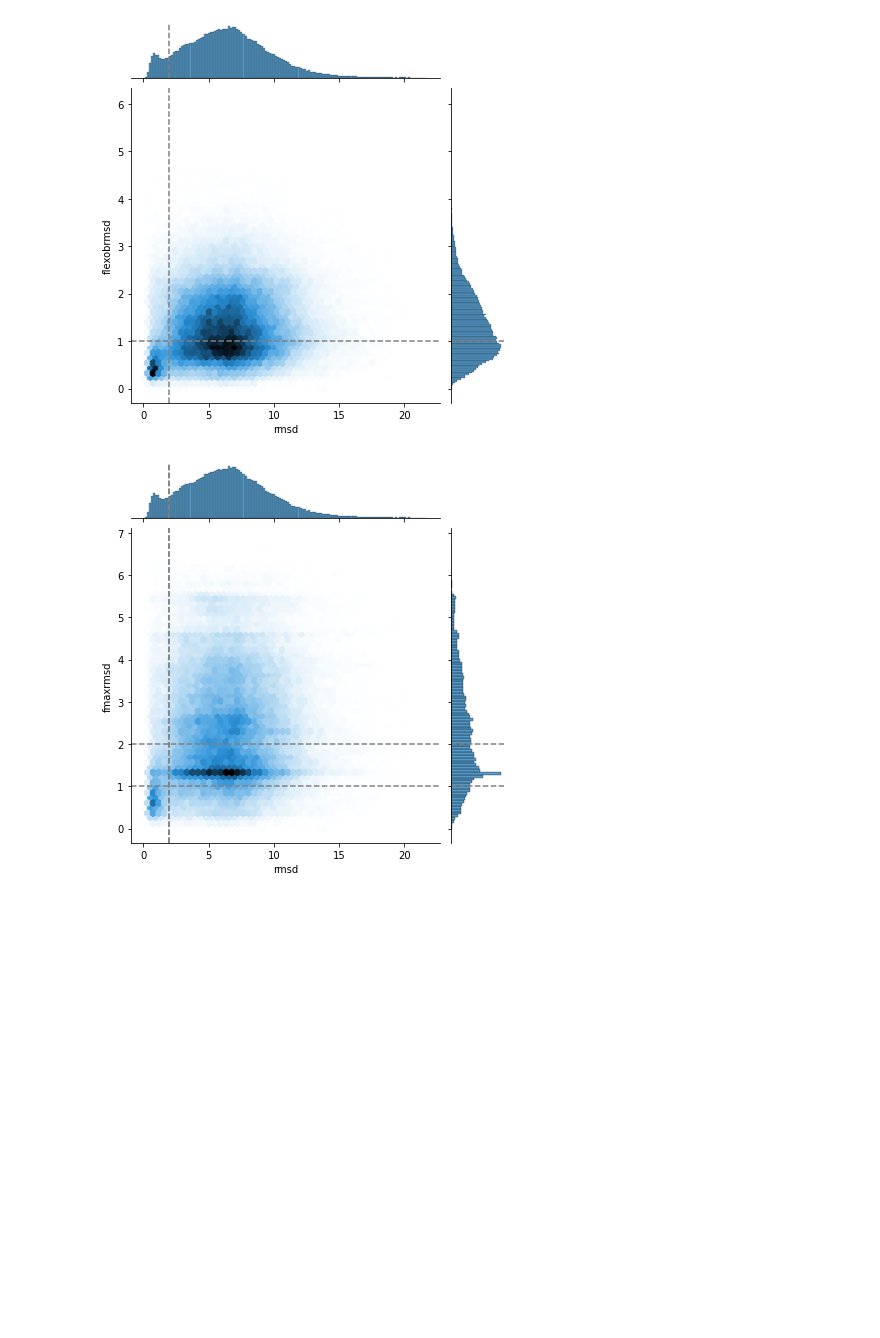
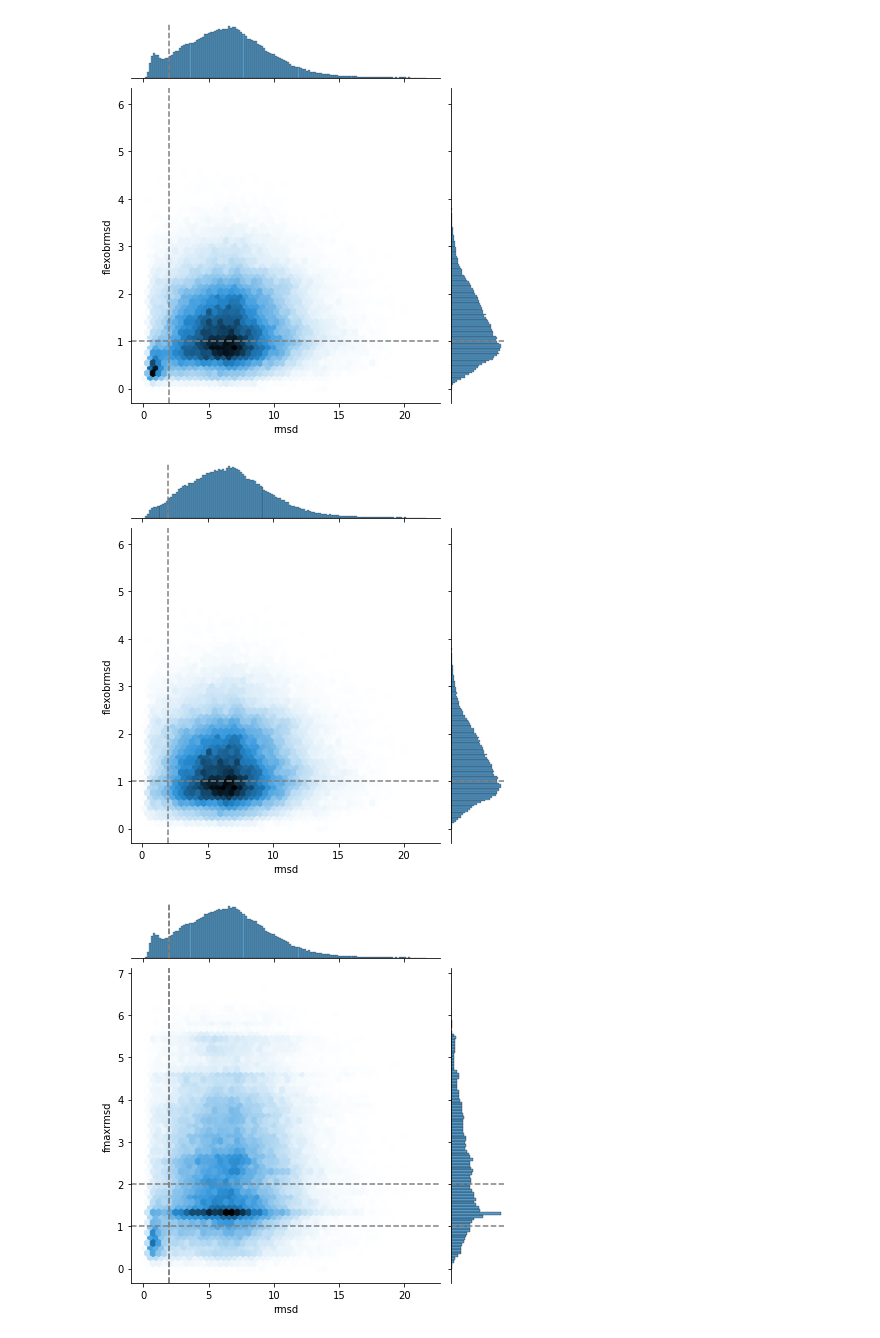
Before and after one commit to RMeli/gsoc19, a Jupyter notebook: crossdocking/cd-downsampled/analysis/annotations.ipynb, the cells around one changed output. Drawn from its saved outputs; the diff is of its cells as text; code cells hidden in the pictures; blank space fills up the shorter version.

Commit message:
plot RMSDs without crystal

```diff
--- a/crossdocking/cd-downsampled/analysis/annotations.ipynb
+++ b/crossdocking/cd-downsampled/analysis/annotations.ipynb
@@ -33,6 +49,13 @@ plt.savefig("plots/RMSD_lig_vs_flex.pdf")
 plt.savefig("plots/RMSD_lig_vs_flex.png")
 # %% [output]
 [figure]
+# %%
+g = sns.jointplot(x="rmsd", y="flexobrmsd", data=df.loc[df["rank"] != 0], kind="hex")
+g.refline(x=2, y=1)
+plt.savefig("plots/RMSD_lig_vs_flex_nocrystal.pdf")
+plt.savefig("plots/RMSD_lig_vs_flex_nocrystal.png")
+# %% [output]
+[figure, added]
 # %%
 g = sns.jointplot(x="rmsd", y="fmaxrmsd", data=df, kind="hex")
 g.refline(x=2, y=1)
```
Also changed, not shown: parts of 1 cell of this notebook, 2 other files.
